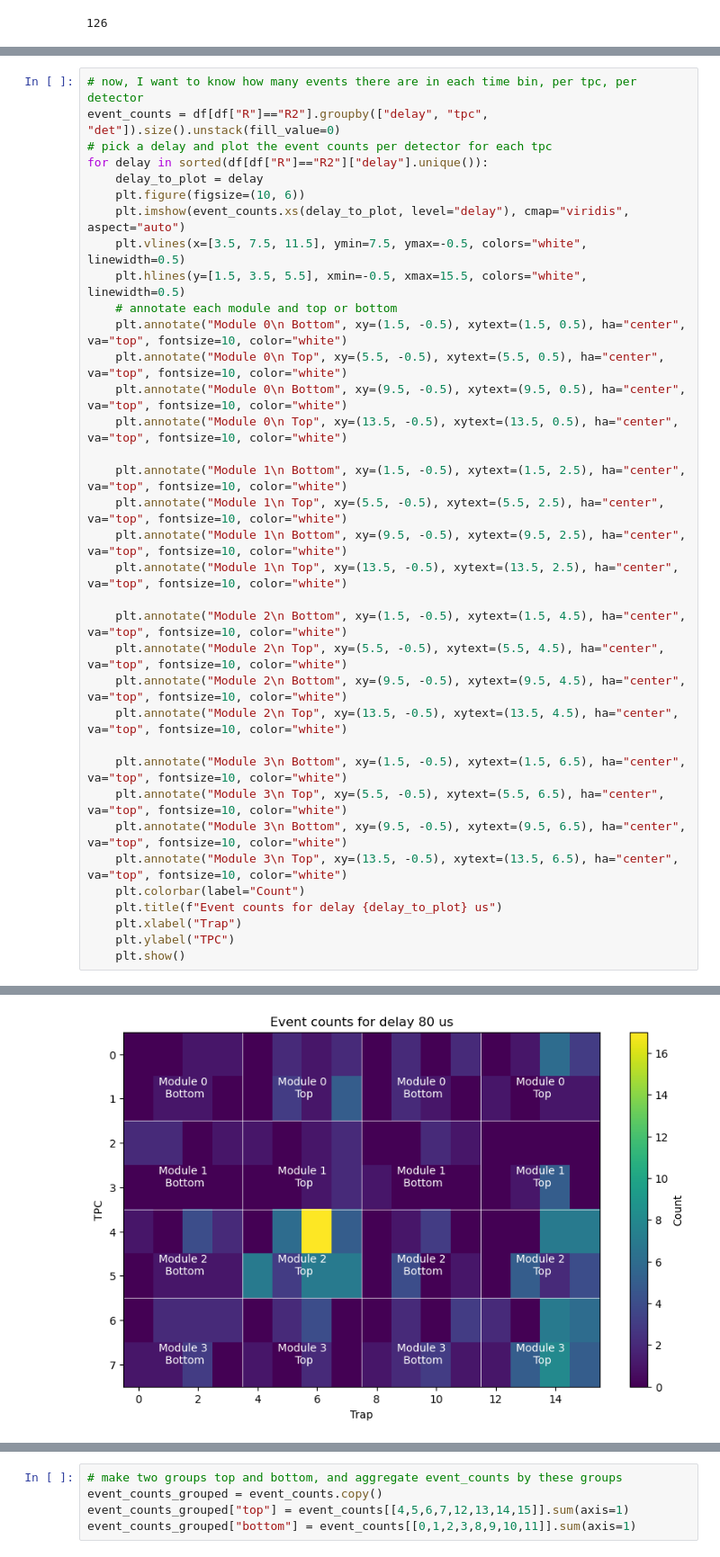
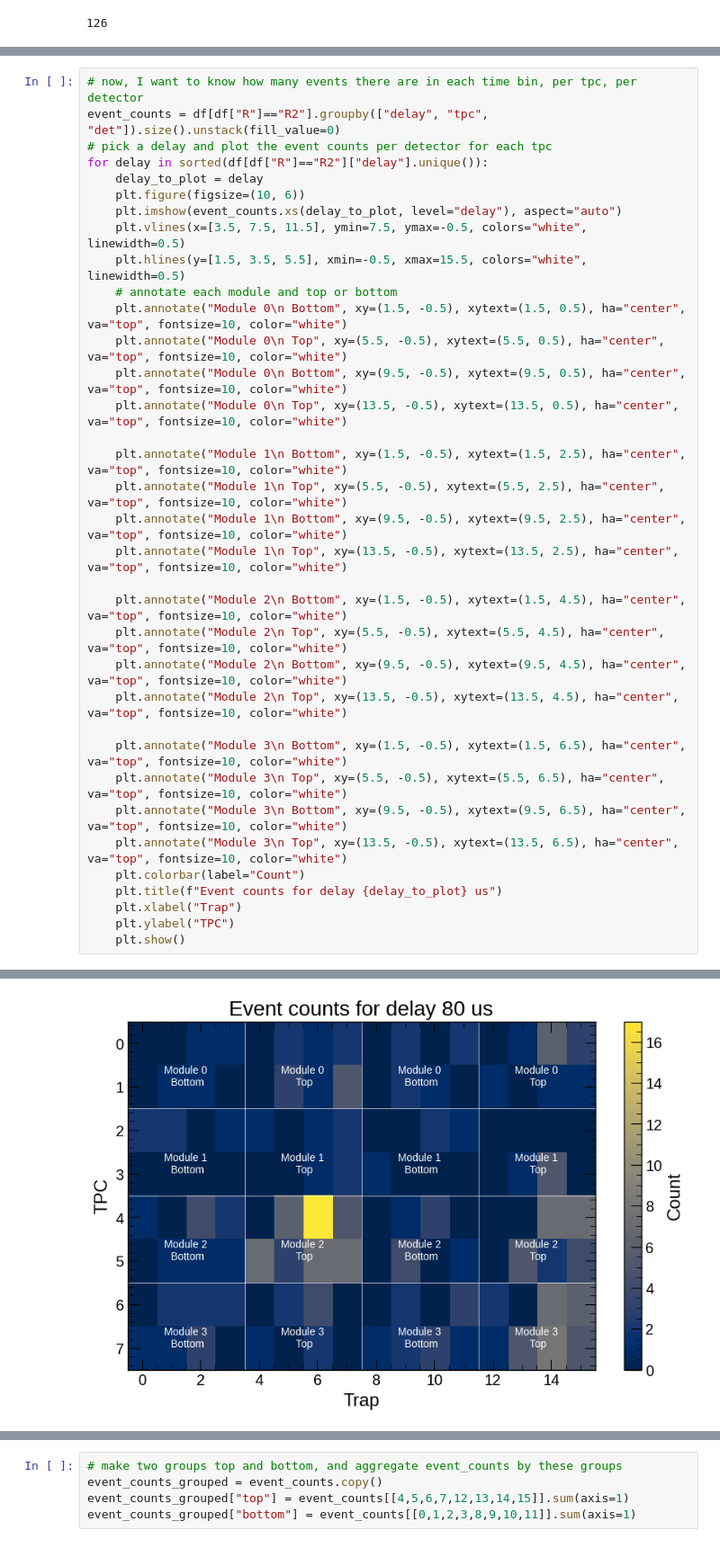
Before and after one commit to lmlepin9/2x2_neutron_sources, a Jupyter notebook: AmBe/light/AmBe_better.ipynb, the cells around one changed output, grey strips where cells are left out. Shown at 90% size. Drawn from its saved outputs; the diff is of its cells as text.

```diff
--- a/AmBe/light/AmBe_better.ipynb
+++ b/AmBe/light/AmBe_better.ipynb
@@ -534,7 +550,7 @@ event_counts = df[df["R"]=="R2"].groupby(["delay", "tpc", "det"]).size().unstack
 for delay in sorted(df[df["R"]=="R2"]["delay"].unique()):
     delay_to_plot = delay
     plt.figure(figsize=(10, 6))
-    plt.imshow(event_counts.xs(delay_to_plot, level="delay"), cmap="viridis", aspect="auto")
+    plt.imshow(event_counts.xs(delay_to_plot, level="delay"), aspect="auto")
     plt.vlines(x=[3.5, 7.5, 11.5], ymin=7.5, ymax=-0.5, colors="white", linewidth=0.5)
     plt.hlines(y=[1.5, 3.5, 5.5], xmin=-0.5, xmax=15.5, colors="white", linewidth=0.5)
     # annotate each module and top or bottom
@@ -568 +584 @@ for delay in sorted(df[df["R"]=="R2"]["delay"].unique()):
-[figure, old version]
+[figure, new version]
```
Also changed, not shown: parts of 22 cells of this notebook, 43 other files.
